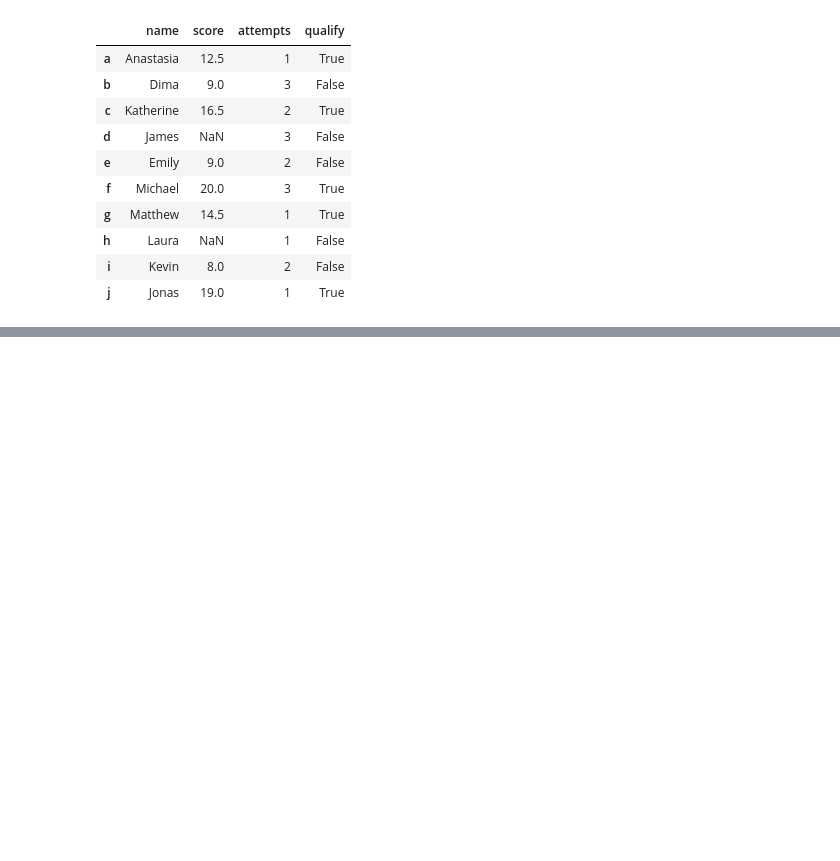
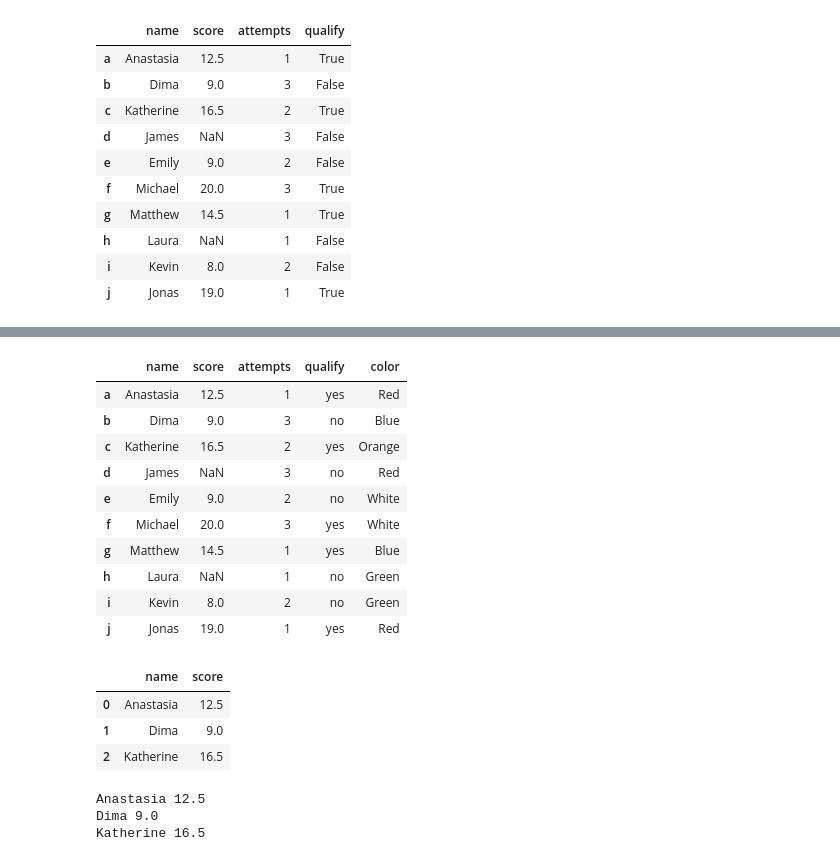
Before and after one commit to SwethaG-29/Explore_Python, a Jupyter notebook: DataFrame_Practice.ipynb, the cells around one changed output, grey strips where cells are left out. Saved outputs shown, nothing was run; the diff lists cells and outputs as text; code cells hidden in the pictures; blank space fills up the shorter version.

```diff
--- a/DataFrame_Practice.ipynb
+++ b/DataFrame_Practice.ipynb
@@ -285,0 +326,9 @@ df4
+# %%
+exam_data = {'name': ['Anastasia', 'Dima', 'Katherine', 'James', 'Emily', 'Michael', 'Matthew', 'Laura', 'Kevin', 'Jonas'],
+'score': [12.5, 9, 16.5, np.nan, 9, 20, 14.5, np.nan, 8, 19],
+'attempts': [1, 3, 2, 3, 2, 3, 1, 1, 2, 1],
+'qualify': ['yes', 'no', 'yes', 'no', 'no', 'yes', 'yes', 'no', 'no', 'yes']}
+labels = ['a', 'b', 'c', 'd', 'e', 'f', 'g', 'h', 'i', 'j']
+# %%
+df5 = pd.DataFrame(exam_data, index = labels)
+df5
@@ -285,0 +347,18 @@ df4
+# %%
+### Addind new Column Colour
+
+df5['color'] = ['Red','Blue', 'Orange','Red','White','White','Blue','Green', 'Green', 'Red']
+# %%
+df5
+# %% [output]
+|  | name | score | attempts | qualify | color |
+| a | Anastasia | 12.5 | 1 | yes | Red |
+| b | Dima | 9.0 | 3 | no | Blue |
+| c | Katherine | 16.5 | 2 | yes | Orange |
+| d | James | NaN | 3 | no | Red |
+| e | Emily | 9.0 | 2 | no | White |
+| f | Michael | 20.0 | 3 | yes | White |
+| g | Matthew | 14.5 | 1 | yes | Blue |
+| h | Laura | NaN | 1 | no | Green |
+| i | Kevin | 8.0 | 2 | no | Green |
+| j | Jonas | 19.0 | 1 | yes | Red |
@@ -285,0 +371,14 @@ df4
+# %%
+df21
+# %% [output]
+|  | name | score |
+| 0 | Anastasia | 12.5 |
+| 1 | Dima | 9.0 |
+| 2 | Katherine | 16.5 |
+# %%
+for index,row in df21.iterrows():
+    print(row['name'],row['score'])
+# %% [output]
+Anastasia 12.5
+Dima 9.0
+Katherine 16.5
```
Also changed, not shown: parts of 49 cells of this notebook.
